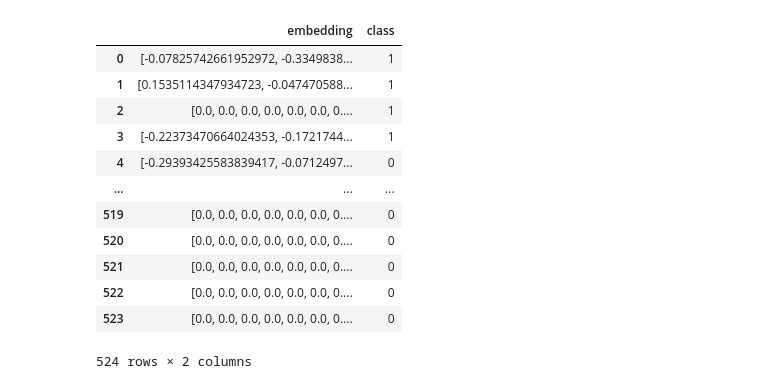
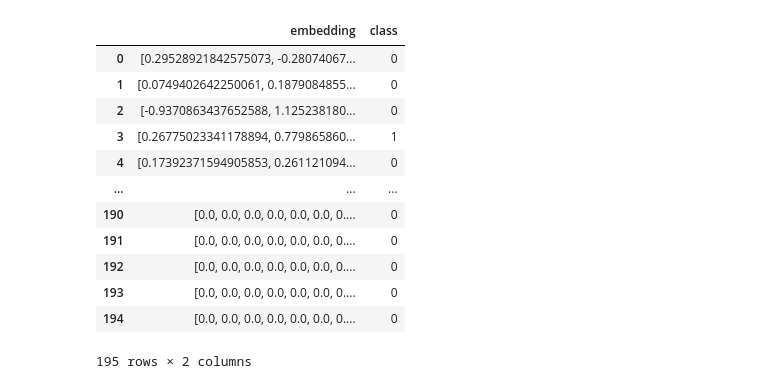
Before and after one commit to lqst/notebooks, a Jupyter notebook: paysim-demo.ipynb, the cells around one changed output. Cells and saved outputs as stored; diff of their text form; code cells hidden in the pictures.

```diff
--- a/paysim-demo.ipynb
+++ b/paysim-demo.ipynb
@@ -113,0 +114,15 @@ with driver.session(database = DB_NAME) as session:
+# %%
+# Refactor/set client as fraudster if involved in flagged transaction
+with driver.session(database = DB_NAME) as session:
+    result = session.write_transaction( lambda tx:
+        tx.run(
+        """
+        MATCH (c:Client)
+        WHERE size( (c)-[]->(:Transaction{fraud:true})  ) > 4
+        set c.is_fraudster = 1
+        return count(*) as numberOfFlaggedFraudsters
+        """
+        ).data()
+    )
+    df = pd.DataFrame(result)
+    display(df)
@@ -152,7 +170,7 @@ with driver.session(database = DB_NAME) as session:
 # %%
 # Save louvain results
 with driver.session(database = DB_NAME) as session:
-    result = session.read_transaction( lambda tx:
+    result = session.write_transaction( lambda tx:
         tx.run(
         """
         CALL gds.louvain.write('client_graph',{
@@ -204,0 +227,22 @@ with driver.session(database = DB_NAME) as session:
+# %%
+# Flag the "innocent"
+with driver.session(database = DB_NAME) as session:
+    result = session.write_transaction( lambda tx:
+        tx.run(
+        """
+        MATCH (c:Client)
+        WITH DISTINCT(c.LouvainCommunity) as louvain_id, count(c) as num_members
+        WHERE num_members > 5
+        WITH louvain_id, num_members
+        MATCH (c:Client) WHERE c.is_fraudster=1 AND c.LouvainCommunity = louvain_id
+        WITH louvain_id, num_members, count(c) AS count_fraudsters
+        WITH louvain_id, num_members,count_fraudsters, toFloat(count_fraudsters)/toFloat(num_members) AS fraction_fraud
+        WHERE fraction_fraud < 0.1
+        MATCH (c:Client) WHERE c.LouvainCommunity=louvain_id
+        SET c.is_fraudster=0
+        return count(*) as numberOfFlaggedInnocent
+        """
+        ).data()
+    )
+    df = pd.DataFrame(result)
+    display(df)
@@ -205,14 +252,14 @@ with driver.session(database = DB_NAME) as session:
 # %%
 # Create node embedding with FastRP
 with driver.session(database = DB_NAME) as session:
-    result = session.read_transaction( lambda tx:
+    result = session.write_transaction( lambda tx:
         tx.run(
         """
         CALL gds.fastRP.write('client_graph',{
             nodeLabels:['Client'],
             relationshipTypes:['TRANSACTED_WITH'],
             relationshipWeightProperty:'amount',
-            embeddingDimension:50,
+            embeddingDimension:8,
             writeProperty:'embedding'
         })
         """
@@ -226,33 +273,33 @@ with driver.session(database = DB_NAME) as session:
 # %%
 # Define our model data and also get the node embeddings back to python
 with driver.session(database = DB_NAME) as session:
-    result = session.read_transaction( lambda tx:
+    result = session.write_transaction( lambda tx:
         tx.run(
             """
             MATCH (c:Client) WHERE c.is_fraudster=0 OR c.is_fraudster=1
             SET c:model_data
             RETURN c.embedding as embedding, c.is_fraudster as class
             """
         ).data()
     )
     df = pd.DataFrame(result)
     display(df)
     embedding = list(df['embedding'])
     category = list(df['class'])
 # %% [output]
 |  | embedding | class |
-| 0 | [-0.07825742661952972, -0.3349838... | 1 |
-| 1 | [0.1535114347934723, -0.047470588... | 1 |
-| 2 | [0.0, 0.0, 0.0, 0.0, 0.0, 0.0, 0.... | 1 |
-| 3 | [-0.22373470664024353, -0.1721744... | 1 |
-| 4 | [-0.29393425583839417, -0.0712497... | 0 |
+| 0 | [0.29528921842575073, -0.28074067... | 0 |
+| 1 | [0.0749402642250061, 0.1879084855... | 0 |
+| 2 | [-0.9370863437652588, 1.125238180... | 0 |
+| 3 | [0.26775023341178894, 0.779865860... | 1 |
+| 4 | [0.17392371594905853, 0.261121094... | 0 |
 | ... | ... | ... |
-| 519 | [0.0, 0.0, 0.0, 0.0, 0.0, 0.0, 0.... | 0 |
-| 520 | [0.0, 0.0, 0.0, 0.0, 0.0, 0.0, 0.... | 0 |
-| 521 | [0.0, 0.0, 0.0, 0.0, 0.0, 0.0, 0.... | 0 |
-| 522 | [0.0, 0.0, 0.0, 0.0, 0.0, 0.0, 0.... | 0 |
-| 523 | [0.0, 0.0, 0.0, 0.0, 0.0, 0.0, 0.... | 0 |
+| 190 | [0.0, 0.0, 0.0, 0.0, 0.0, 0.0, 0.... | 0 |
+| 191 | [0.0, 0.0, 0.0, 0.0, 0.0, 0.0, 0.... | 0 |
+| 192 | [0.0, 0.0, 0.0, 0.0, 0.0, 0.0, 0.... | 0 |
+| 193 | [0.0, 0.0, 0.0, 0.0, 0.0, 0.0, 0.... | 0 |
+| 194 | [0.0, 0.0, 0.0, 0.0, 0.0, 0.0, 0.... | 0 |
-524 rows × 2 columns
+195 rows × 2 columns
 # %%
 Y = TSNE(n_components=2, perplexity=30, n_iter= 1000, learning_rate=200.0, early_exaggeration=12.0, verbose=1).fit_transform(embedding)
 # %% [output]
```
Also changed, not shown: parts of 24 cells of this notebook, 1 other file.
